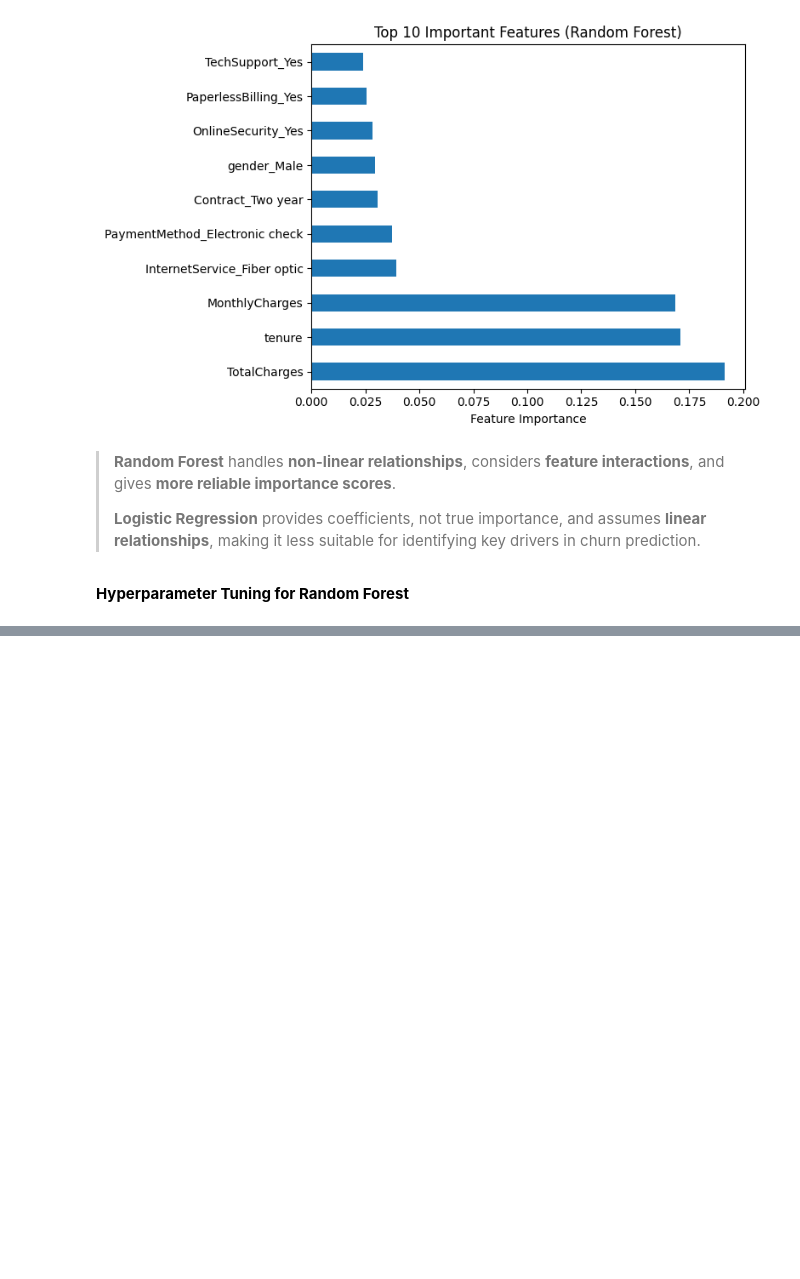
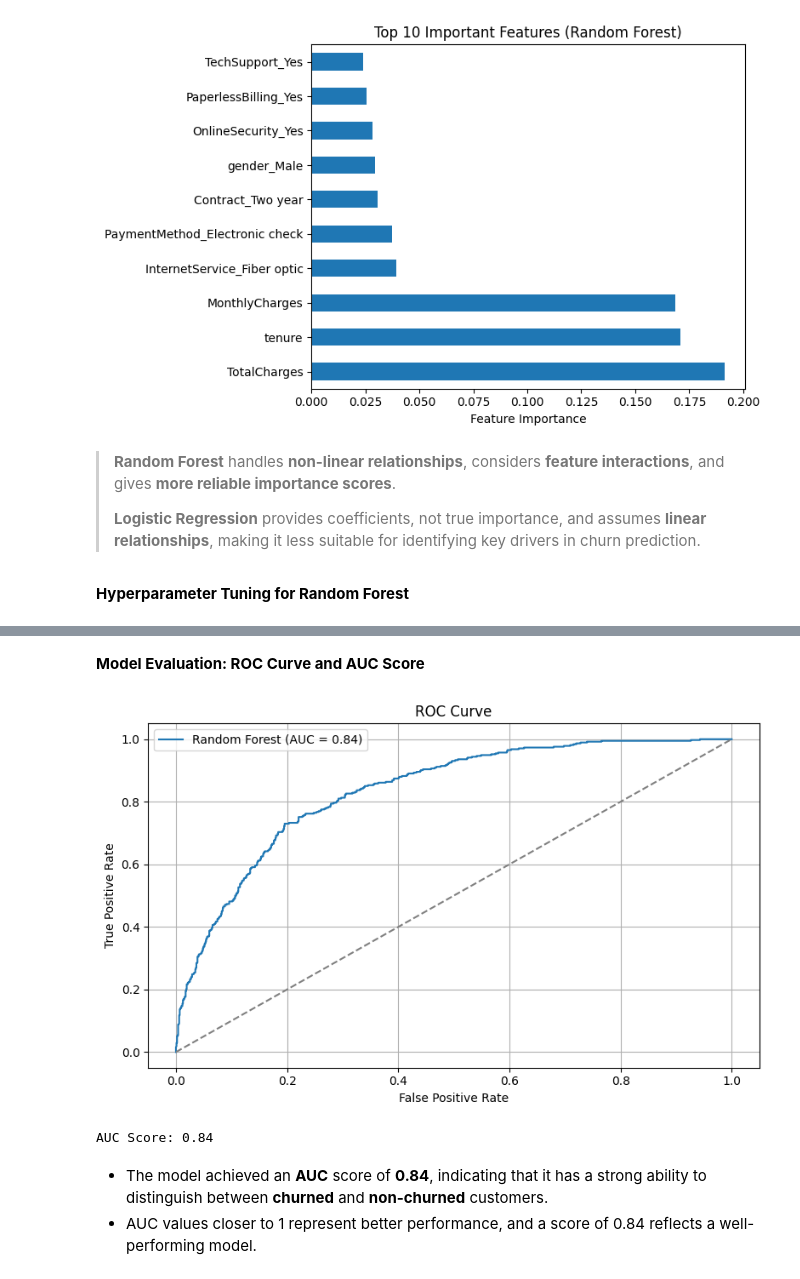
Before and after one commit to Tejss-16/Data-Science, a Jupyter notebook: Telecom_churn_prediction/Telecom_churn_prediction.ipynb, the cells around one changed output, grey strips where cells are left out. Cells and saved outputs as stored; diff of their text form; code cells hidden in the pictures; blank space fills up the shorter version.

```diff
--- a/Telecom_churn_prediction/Telecom_churn_prediction.ipynb
+++ b/Telecom_churn_prediction/Telecom_churn_prediction.ipynb
@@ -251,0 +257,31 @@ weighted avg       0.78      0.79      0.78      1407
+# %% [markdown]
+**Model Evaluation: ROC Curve and AUC Score**
+# %%
+from sklearn.metrics import roc_curve, roc_auc_score
+import matplotlib.pyplot as plt
+
+# Get probabilities
+y_probs = best_rf.predict_proba(X_test)[:, 1]
+
+# ROC Curve
+fpr, tpr, thresholds = roc_curve(y_test, y_probs)
+auc = roc_auc_score(y_test, y_probs)
+
+plt.figure(figsize=(8, 5))
+plt.plot(fpr, tpr, label=f"Random Forest (AUC = {auc:.2f})")
+plt.plot([0, 1], [0, 1], linestyle='--', color='gray')
+plt.xlabel("False Positive Rate")
+plt.ylabel("True Positive Rate")
+plt.title("ROC Curve")
+plt.legend()
+plt.grid(True)
+plt.tight_layout()
+plt.show()
+
+print(f"AUC Score: {auc:.2f}")
+# %% [output]
+[figure, added]
+AUC Score: 0.84
+# %% [markdown]
+* The model achieved an **AUC** score of **0.84**, indicating that it has a strong ability to distinguish between **churned** and **non-churned** customers.
+* AUC values closer to 1 represent better performance, and a score of 0.84 reflects a well-performing model.
```
Also changed, not shown: parts of 4 cells of this notebook.
